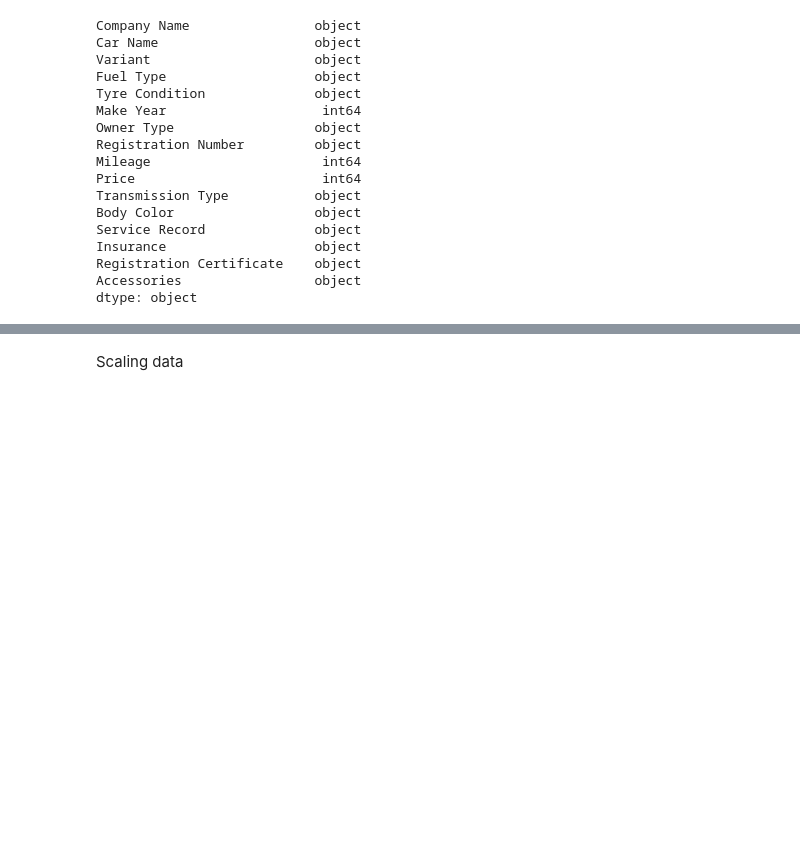
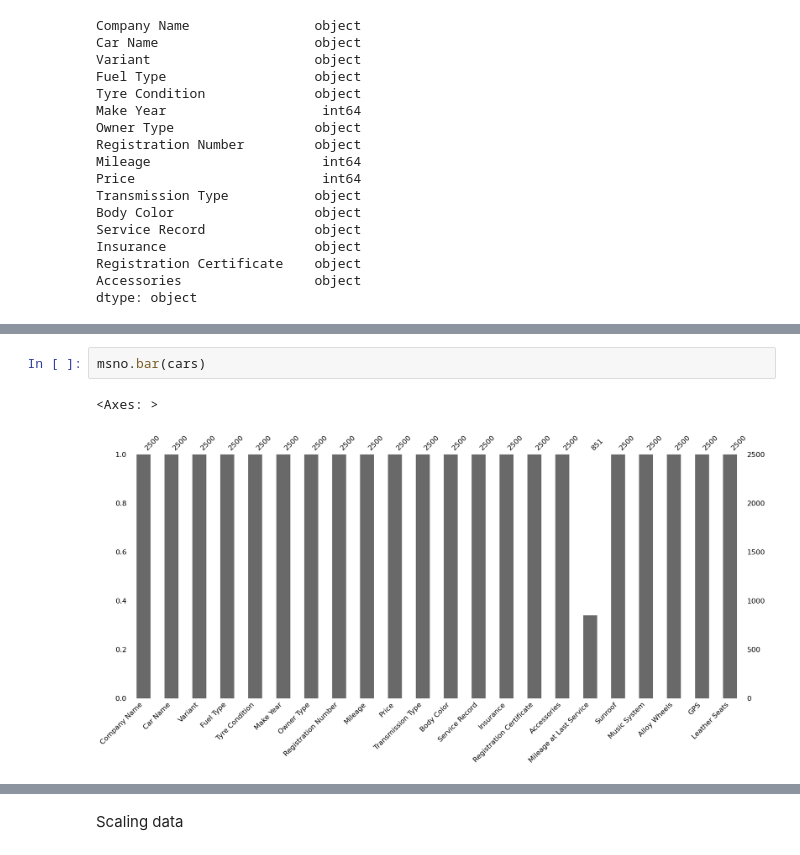
Before and after one commit to ericmuga253/ML_2, a Jupyter notebook: week1project.ipynb, the cells around one changed output, grey strips where cells are left out. Drawn from its saved outputs; the diff is of its cells as text; blank space fills up the shorter version.

```diff
--- a/week1project.ipynb
+++ b/week1project.ipynb
@@ -99,3 +160,8 @@ dtype: object
+# %%
+msno.bar(cars)
+# %% [output]
+<Axes: >
+[figure, added]
 # %%
 # Initialize LabelEncoder
 le = LabelEncoder()
```
Also changed, not shown: parts of 24 cells of this notebook.
